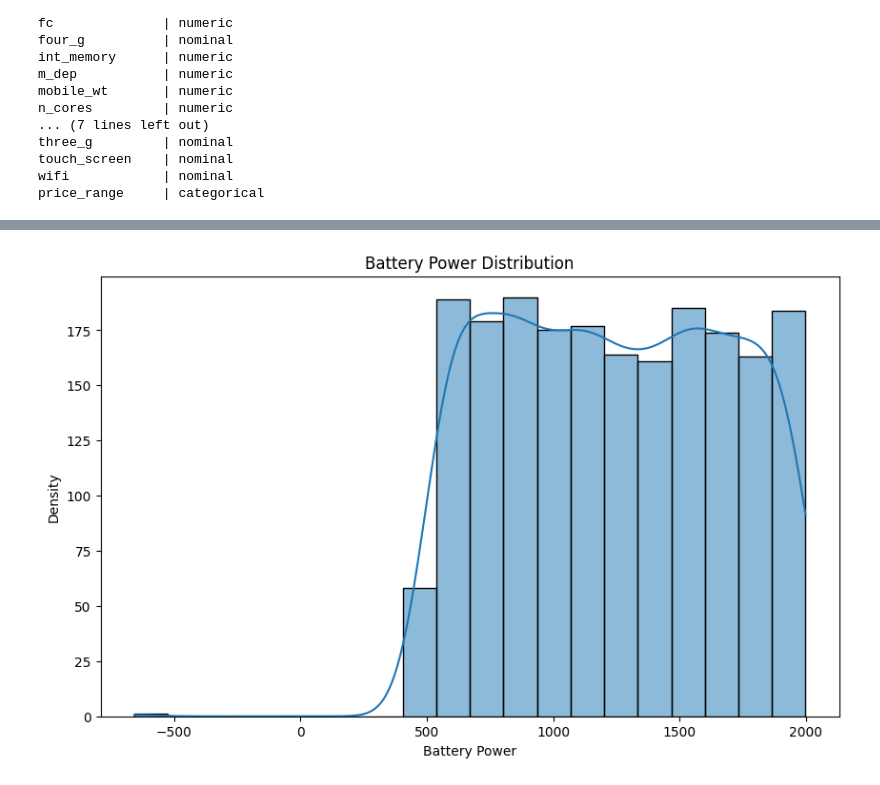
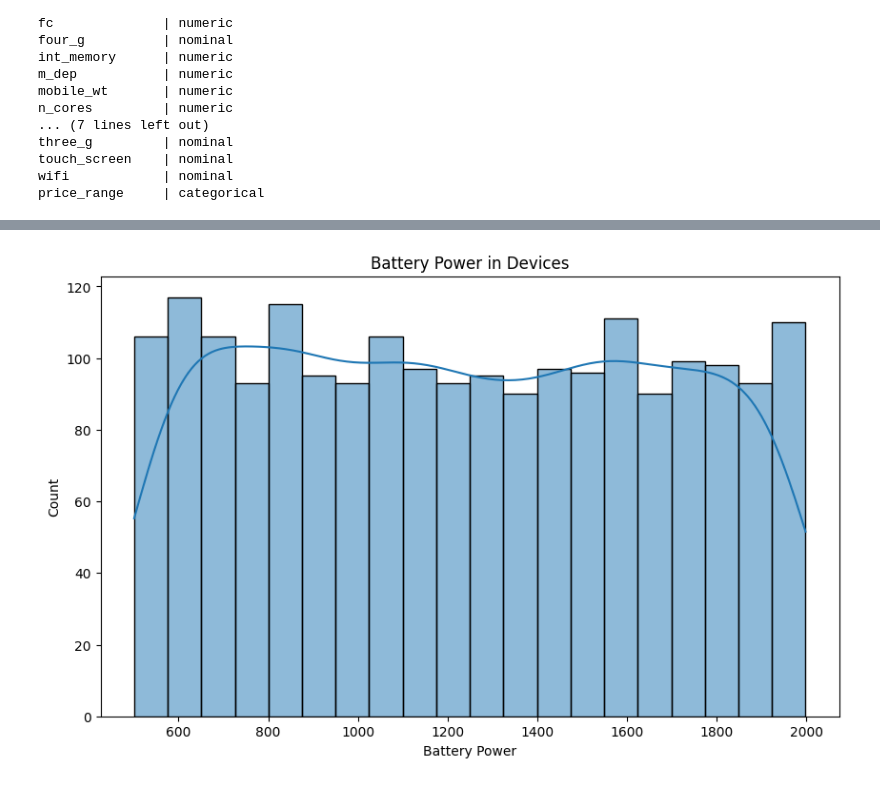
Before and after one commit to safsalem/ISE291_Project, a Jupyter notebook: ISE291Project_Team5.ipynb, the cells around one changed output, grey strips where cells are left out. Cells and saved outputs as stored; diff of their text form; code cells hidden in the pictures.

Commit message:
almost finished, model is done. need to do summary and conclusion. also need to check the begginging.

```diff
--- a/ISE291Project_Team5.ipynb
+++ b/ISE291Project_Team5.ipynb
@@ -99,5 +99,12 @@ price_range     | categorical
 #        fieldTypes.append('other')
 # %%
 # identifying data type, we can also find the inconsistencies by looking at the data type column
+print("before cleaning the data:")
 display(df.info())
+# it is clear that there is 1 null column that we need to deal with.
+categorical_columns = df.select_dtypes(include=['object']).columns.tolist()
+for column in categorical_columns:
+    df[column].fillna(df[column].mode()[0], inplace=True)
+print("after cleaning the data:")
+display(df.info()) # now we have no null values after taking the mode of all cataegorical columns
 # %% [output]
@@ -167,6 +154,17 @@ None
 #part 3 (i), Find the statistical summaries:
 numarical = df.select_dtypes(include='number')
 categorical = df.select_dtypes(exclude='number')
+print("before cleaning the data:")
 display(numarical.describe())
 display(categorical.describe())
+# throught the min column we can see that there are some negative values which need to be resolved.
+# to do that we take the absolute value of all numaical columns
+# Additionally, in the m_dep column, the max value is 5, which is not possible as the range of m_dep is between 0 to 1. so we resolve this by dividing any value grater than 1 in that column by 10
+numerical_columns = df.select_dtypes(include=['int64', 'float64']).columns.tolist()
+for column in numerical_columns:
+    df[column] = df[column].abs()
+    if column == 'm_dep':
+        df[column] = df[column].apply(lambda x: x/10 if x > 1 else x)
+print("after cleaning the data:")
+display(df.describe()) # now we have no negative values in the numerical columns
 # %% [output]
@@ -187,16 +196,16 @@ display(categorical.describe())
 # %%
 import matplotlib.pyplot as plt
 import seaborn as sns
 # 2. Make univariate graphs (graphs based on single variable)
 # Example: Histogram for a single variable using distplot
 plt.figure(figsize=(10, 6))
 sns.histplot(df['battery_power'], bins=20, kde=True)
-plt.title("Battery Power Distribution")
+plt.title("Battery Power in Devices")
 plt.xlabel("Battery Power")
-plt.ylabel("Density")
+plt.ylabel("Count")
 plt.show()
 # %% [output]
-[figure, old version]
+[figure, new version]
 # %%
 # 3. Prepare bivariate plots (plots based on two variables)
 # Example: Scatter plot for two variables
```
Also changed, not shown: parts of 15 cells of this notebook, 1 other file.
